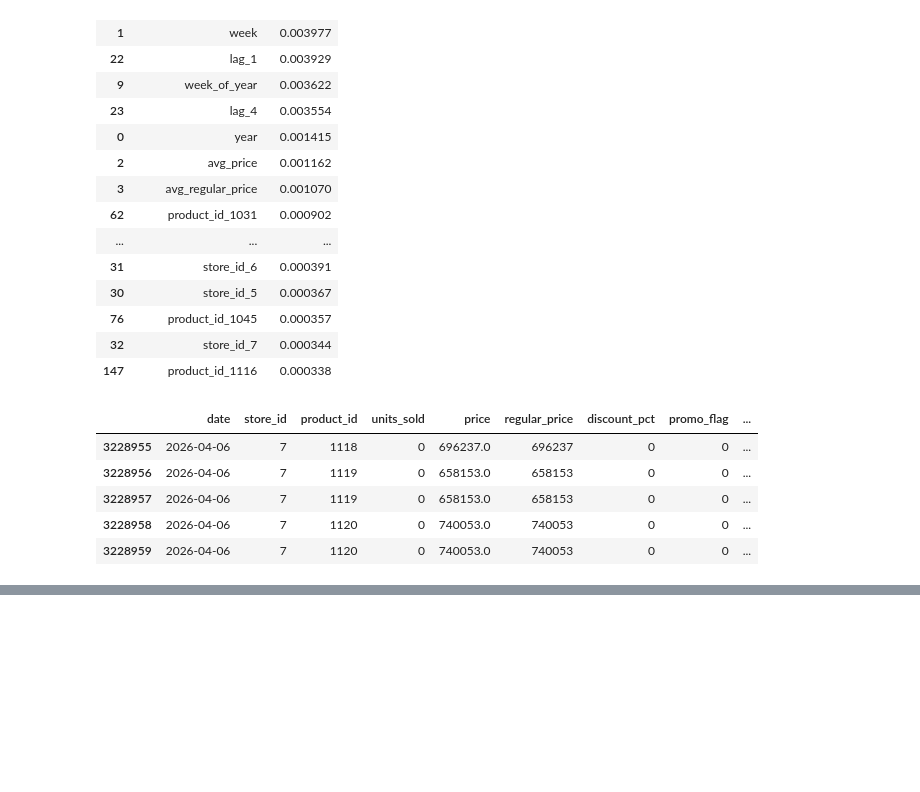
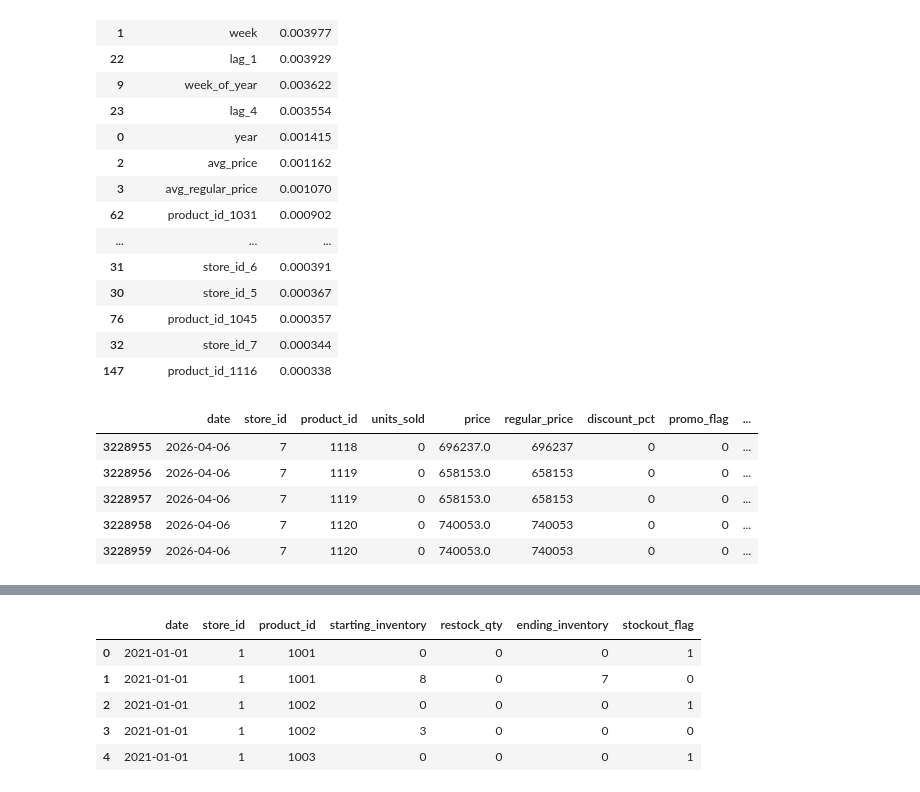
Before and after one commit to SunnyX-AI/ai-powered-sales-forecasting, a Jupyter notebook: notebooks/00_experiments.ipynb, the cells around one changed output, grey strips where cells are left out. Cells and saved outputs as stored; diff of their text form; code cells hidden in the pictures; blank space fills up the shorter version.

```diff
--- a/notebooks/00_experiments.ipynb
+++ b/notebooks/00_experiments.ipynb
@@ -2334,0 +2407,23 @@ df.tail()
+# %%
+import psycopg2
+import pandas as pd
+
+conn = psycopg2.connect(
+    host="aws-1-eu-central-1.pooler.supabase.com",
+    port=6543,
+    database="postgres",
+    user="postgres.ogkdfmkybqtrsglcizzt",
+    password="Bonabosssfs01"  # 👈 add your password
+)
+
+query = "SELECT * FROM core.fact_inventory"
+df = pd.read_sql(query, conn)
+
+df.head()
+# %% [output]
+|  | date | store_id | product_id | starting_inventory | restock_qty | ending_inventory | stockout_flag |
+| 0 | 2021-01-01 | 1 | 1001 | 0 | 0 | 0 | 1 |
+| 1 | 2021-01-01 | 1 | 1001 | 8 | 0 | 7 | 0 |
+| 2 | 2021-01-01 | 1 | 1002 | 0 | 0 | 0 | 1 |
+| 3 | 2021-01-01 | 1 | 1002 | 3 | 0 | 0 | 0 |
+| 4 | 2021-01-01 | 1 | 1003 | 0 | 0 | 0 | 1 |
```
Also changed, not shown: parts of 8 cells of this notebook, 1 other file.
